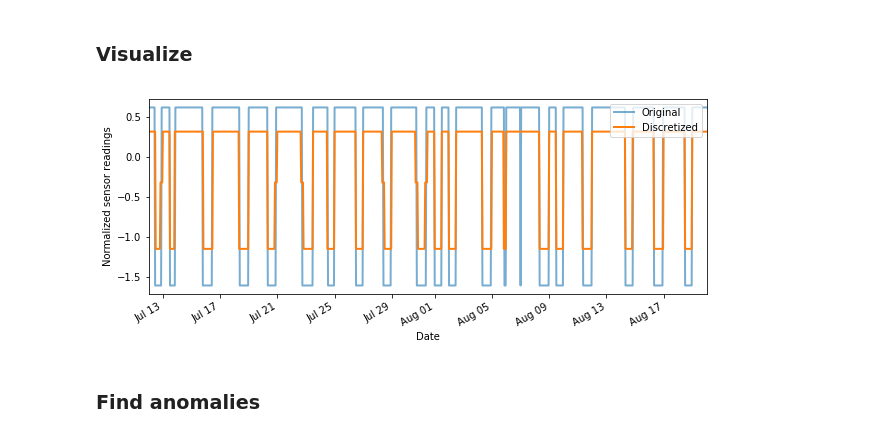
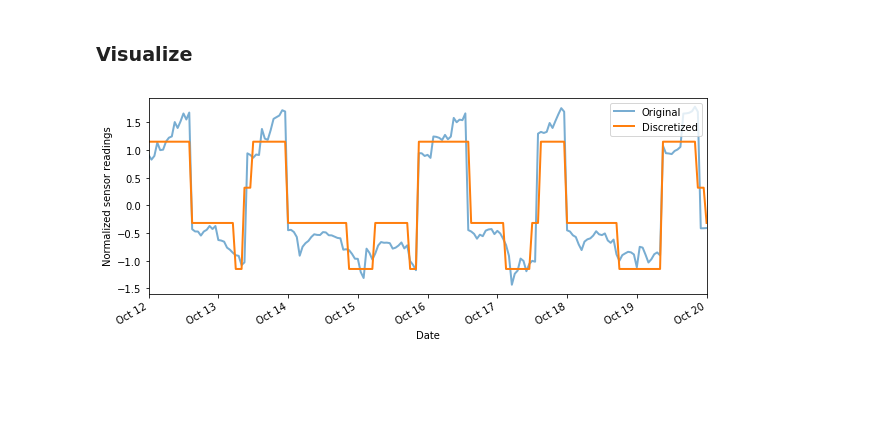
Before and after one commit to Lingygao/cyberdata, a Jupyter notebook: Lab 2/3. Discretization/3.1 Discretize.ipynb, the cells around one changed output. Drawn from its saved outputs; the diff is of its cells as text; code cells hidden in the pictures; blank space fills up the shorter version.

```diff
--- a/Lab 2/3. Discretization/3.1 Discretize.ipynb
+++ b/Lab 2/3. Discretization/3.1 Discretize.ipynb
@@ -15,22 +18,20 @@ df.set_index('DATETIME', inplace=True)
 # %% [markdown]
 ### Discretize data
 # %%
-df_dis = discretize(df, n_sax_symbols=4, hours_in_segment=4)
+df_dis = discretize(df, n_sax_symbols=4, hours_in_segment=3, inverse_transform=True)
 # %% [markdown]
 ### Visualize
 # %%
-time_start = "2014-07-12"
-time_end   = "2014-08-20"
+time_start = "2014-10-12"
+time_end   = "2014-10-20"
 
 # Get time slice
 og_slice = get_time_slice(df, time_start, time_end)
 dc_slice = get_time_slice(df_dis, time_start, time_end)
 # %%
-feature    = 'S_PU2'
+feature    = 'F_PU1'
 
 # Visualize discretized series
-plot_discretized_series(og_slice[feature], dc_slice[feature])
+plot_discretized_series(og_slice[feature], dc_slice[feature], save="output/discretization.pdf")
 # %% [output]
-[figure, old version]
+[figure, new version]
-# %% [markdown]
-### Find anomalies
```
Also changed, not shown: parts of 2 cells of this notebook, 6 other files.
